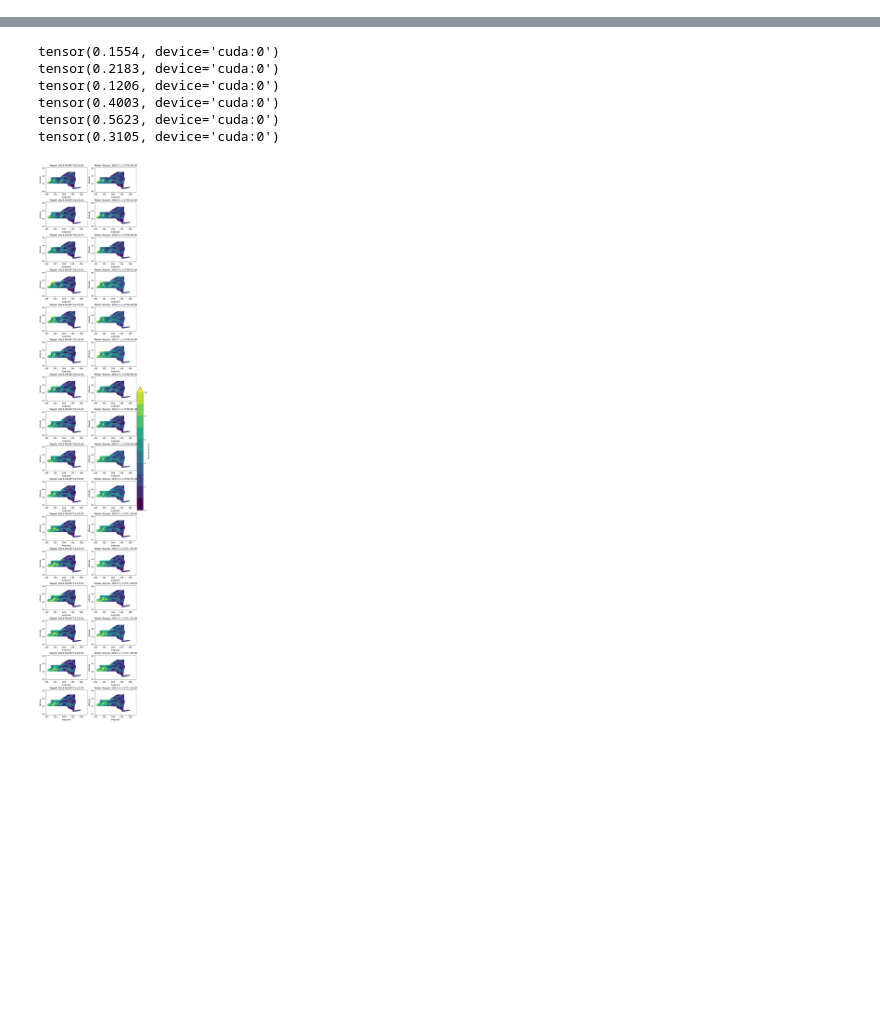
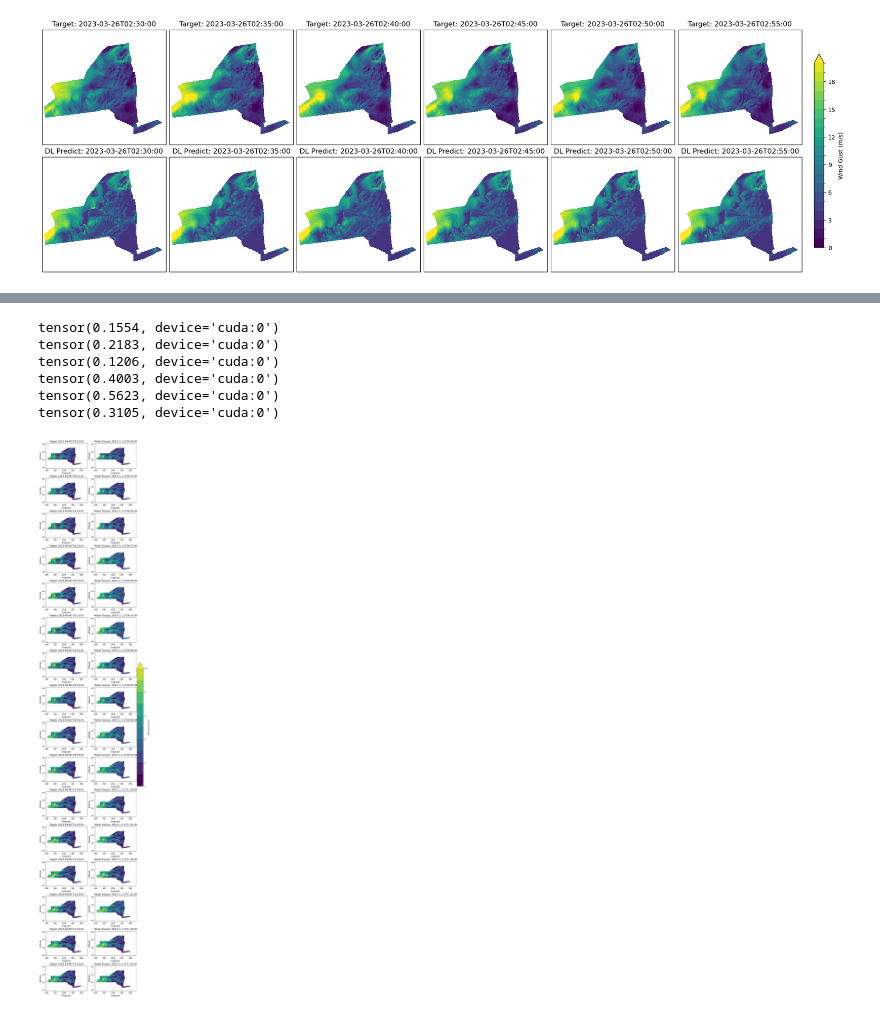
Before and after one commit to HarishBaki/Gust_field_nowcasting_from_Sparse_stations, a Jupyter notebook: analysis.ipynb, the cells around one changed output, grey strips where cells are left out. Cells and saved outputs as stored; diff of their text form; code cells hidden in the pictures; blank space fills up the shorter version.

```diff
--- a/analysis.ipynb
+++ b/analysis.ipynb
@@ -206,0 +374,25 @@ metric_2 = MaskedCombinedMAEQuantileLoss(mask_tensor)
+# %%
+fig, axes = plt.subplots(2,output_ds.sizes['time'], figsize=(19, 6), constrained_layout=True)
+
+levels = np.arange(0,20.1,1)  # Adjust levels as needed
+for i in range(output_ds.sizes['time']):
+    # Plot output
+    ax = axes[0,i]
+    im0 = target_ds.i10fg.isel(time=i).where(mask).plot(ax=ax,cmap='viridis', levels=levels, vmin=levels[0], vmax=levels[-1], add_colorbar=False)
+    ax.set_title(f"Target: {target_ds.time.values[i].astype('datetime64[s]')}")
+    ax.set_xticks([]), ax.set_yticks([])
+    ax.set_xlabel(''), ax.set_ylabel('')
+
+    # Plot target
+    ax = axes[1,i]
+    im1 = output_ds.i10fg.isel(time=i).where(mask).plot(ax=ax, cmap='viridis', levels=levels, vmin=levels[0], vmax=levels[-1], add_colorbar=False)
+    ax.set_title(f"DL Predict: {output_ds.time.values[i].astype('datetime64[s]')}")
+
+    ax.set_xticks([]), ax.set_yticks([])
+    ax.set_xlabel(''), ax.set_ylabel('')
+
+# Add common colorbar
+cbar = fig.colorbar(im1, ax=axes[:,5], orientation='vertical', shrink=0.8, pad=0.1)
+cbar.set_label("Wind Gust (m/s)")
+# %% [output]
+[figure, added]
```
Also changed, not shown: parts of 10 cells of this notebook.
